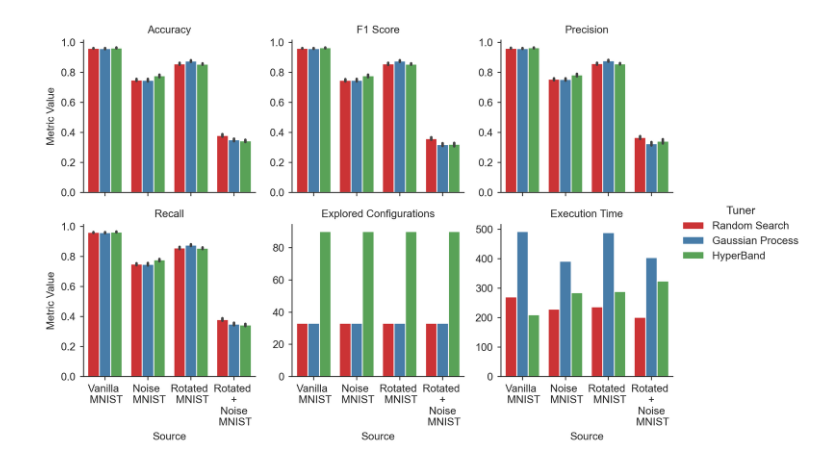
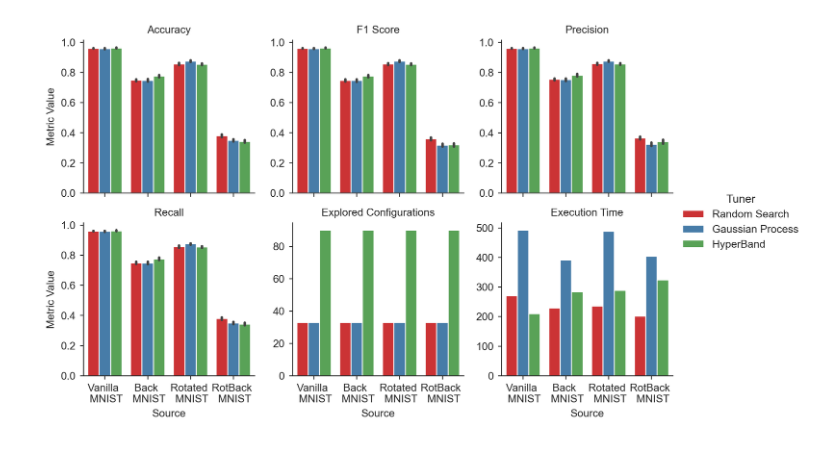
Before and after one commit to vb690/kerastuner_benchmark, a Jupyter notebook: analysis.ipynb, the cells around one changed output. Cells and saved outputs as stored; diff of their text form; code cells hidden in the pictures.

Commit message:
More images

```diff
--- a/analysis.ipynb
+++ b/analysis.ipynb
@@ -38,9 +38,9 @@ TUNERS_REMAP = {
 }
 SOURCE_REMAP = {
     'mn_v': 'Vanilla \n MNIST',
-    'mn_b': 'Noise \n MNIST',
+    'mn_b': 'Back \n MNIST',
     'mn_r': 'Rotated \n MNIST',
-    'mn_rb': 'Rotated \n + \n Noise \n MNIST',
+    'mn_rb': 'RotBack \n MNIST',
 }
 METRIC_REMAP = {
     'acc': 'Accuracy',
@@ -71,23 +71,24 @@ melted=melted.rename(columns={'tuner': 'Tuner', 'source': 'Source'})
 # %%
 box_plots = sns.catplot(
     x='Source',
     y='value',
     col='metric',
     kind='bar',
     data=melted,
     col_wrap=3,
     height=2.5,
     sharey=False,
     sharex=True,
     hue='Tuner',
     palette='Set1'
 )
 box_plots.set_titles('{col_name}')
 box_plots.set_ylabels('Metric Value')
+plt.gcf().subplots_adjust(bottom=0.15)
 plt.savefig('results\\figures\\tuners_perfromance.png')
 plt.show()
 # %% [output]
-[figure, old version]
+[figure, new version]
 # %%
 analyzer = GLMMPerformance(
     df=melted,
```
Also changed, not shown: parts of 1 cell of this notebook, 13 other files.
